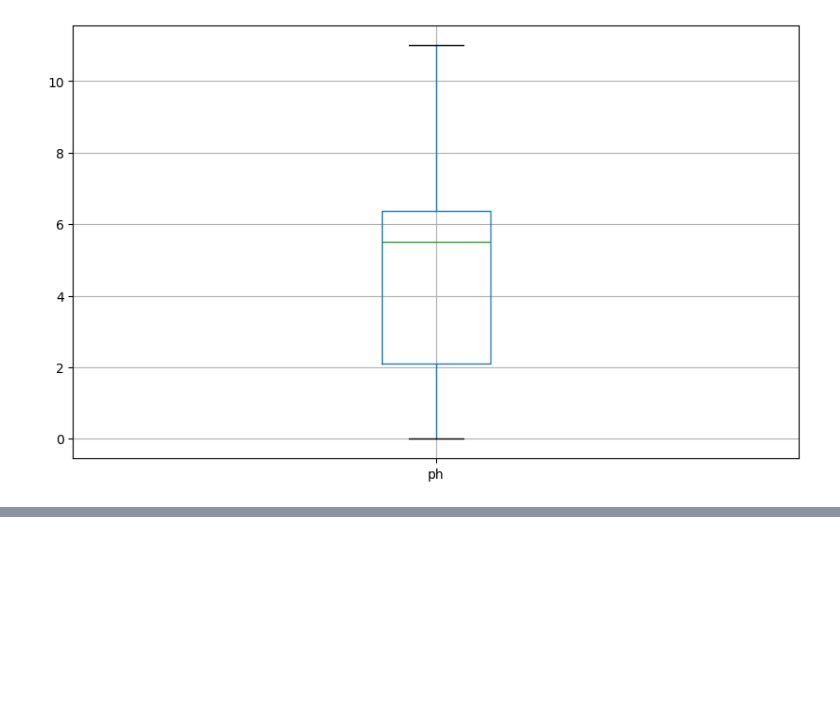
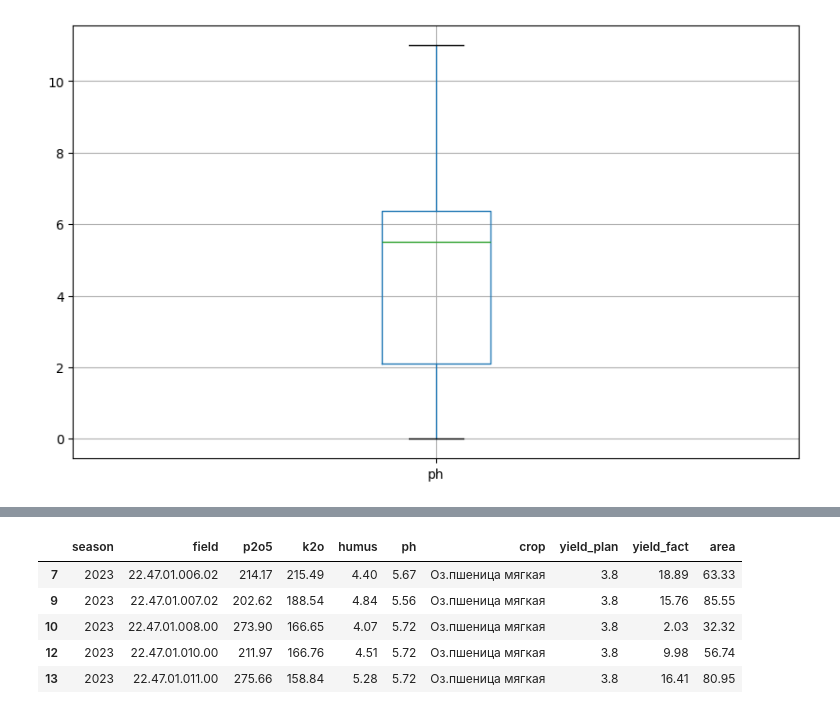
Before and after one commit to VladSunny/DANO_EKONIVA, a Jupyter notebook: notebooks/searchForHypotheses.ipynb, the cells around one changed output, grey strips where cells are left out. Saved outputs shown, nothing was run; the diff lists cells and outputs as text; code cells hidden in the pictures; blank space fills up the shorter version.

```diff
--- a/notebooks/searchForHypotheses.ipynb
+++ b/notebooks/searchForHypotheses.ipynb
@@ -132,0 +131,9 @@ AttributeError: module 'matplotlib.cm' has no attribute 'register_cmap'
+# %%
+cleaned_df.head()
+# %% [output]
+|  | season | field | p2o5 | k2o | humus | ph | crop | yield_plan | yield_fact | area |
+| 7 | 2023 | 22.47.01.006.02 | 214.17 | 215.49 | 4.40 | 5.67 | Оз.пшеница мягкая | 3.8 | 18.89 | 63.33 |
+| 9 | 2023 | 22.47.01.007.02 | 202.62 | 188.54 | 4.84 | 5.56 | Оз.пшеница мягкая | 3.8 | 15.76 | 85.55 |
+| 10 | 2023 | 22.47.01.008.00 | 273.90 | 166.65 | 4.07 | 5.72 | Оз.пшеница мягкая | 3.8 | 2.03 | 32.32 |
+| 12 | 2023 | 22.47.01.010.00 | 211.97 | 166.76 | 4.51 | 5.72 | Оз.пшеница мягкая | 3.8 | 9.98 | 56.74 |
+| 13 | 2023 | 22.47.01.011.00 | 275.66 | 158.84 | 5.28 | 5.72 | Оз.пшеница мягкая | 3.8 | 16.41 | 80.95 |
```
Also changed, not shown: parts of 3 cells of this notebook.
